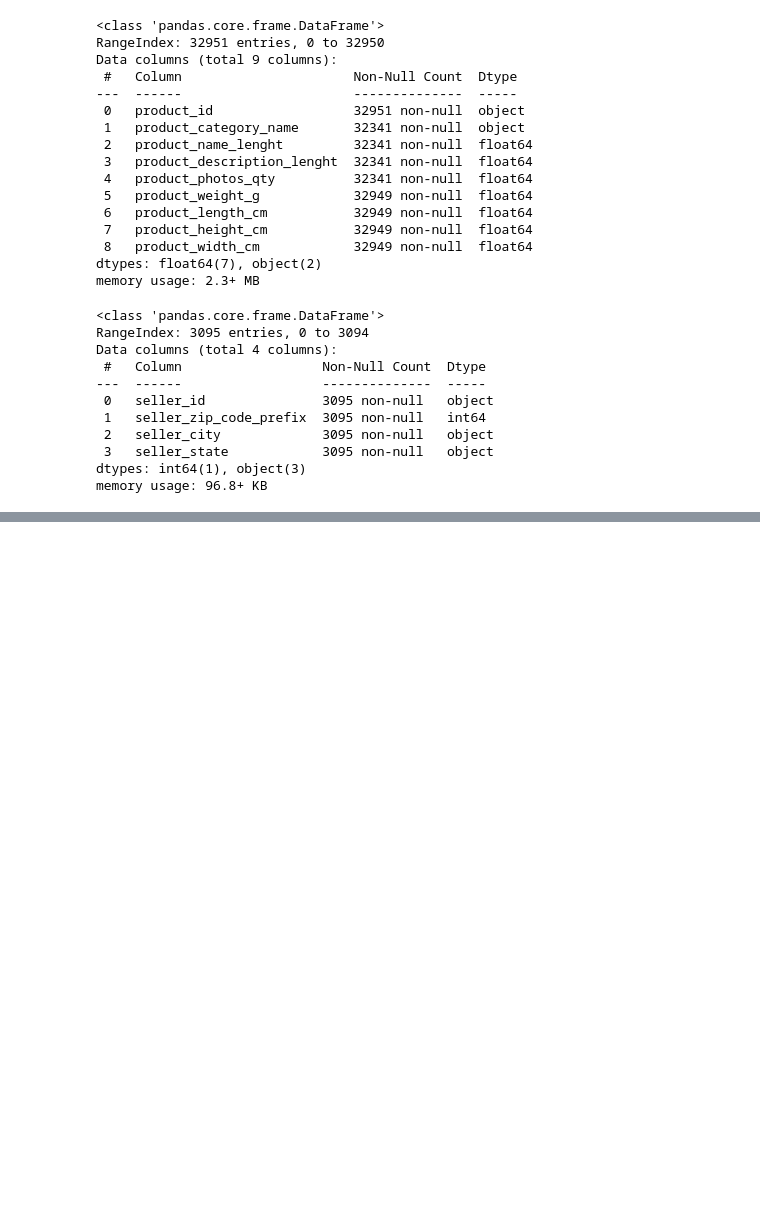
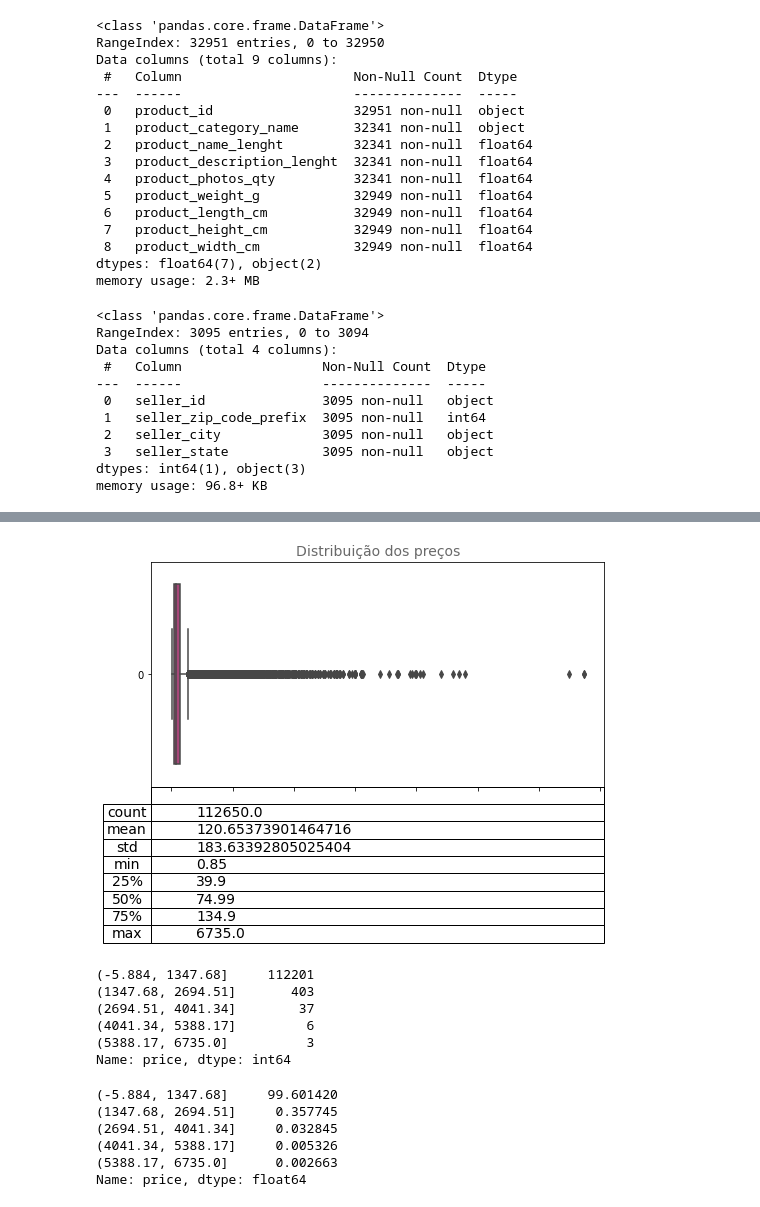
Before and after one commit to Joao-TheCosmosIsInfinite/Cluster-Analysis, a Jupyter notebook: notebooks/Analise-Cluster-.ipynb, the cells around one changed output, grey strips where cells are left out. Saved outputs shown, nothing was run; the diff lists cells and outputs as text; code cells hidden in the pictures; blank space fills up the shorter version.

```diff
--- a/notebooks/Analise-Cluster-.ipynb
+++ b/notebooks/Analise-Cluster-.ipynb
@@ -345,0 +639,26 @@ memory usage: 96.8+ KB
+# %%
+# Chamando a funcao para fazer a plotagem
+fig, ax = plt.subplots(figsize=(9, 4))
+boxplot(df_order_items, column='price', ax=ax, title='Distribuição dos preços', palette='magma')
+# %% [output]
+[figure, added]
+# %%
+## Criando faixas de preço
+pd.cut(df_order_items.price, bins=5, right=True).value_counts()
+# %% [output]
+(-5.884, 1347.68]     112201
+(1347.68, 2694.51]       403
+(2694.51, 4041.34]        37
+(4041.34, 5388.17]         6
+(5388.17, 6735.0]          3
+Name: price, dtype: int64
+# %%
+## Criando faixas de preço
+pd.cut(df_order_items.price, bins=5, right=True).value_counts() / len(df_order_items) * 100
+# %% [output]
+(-5.884, 1347.68]     99.601420
+(1347.68, 2694.51]     0.357745
+(2694.51, 4041.34]     0.032845
+(4041.34, 5388.17]     0.005326
+(5388.17, 6735.0]      0.002663
+Name: price, dtype: float64
```
Also changed, not shown: parts of 34 cells of this notebook.
